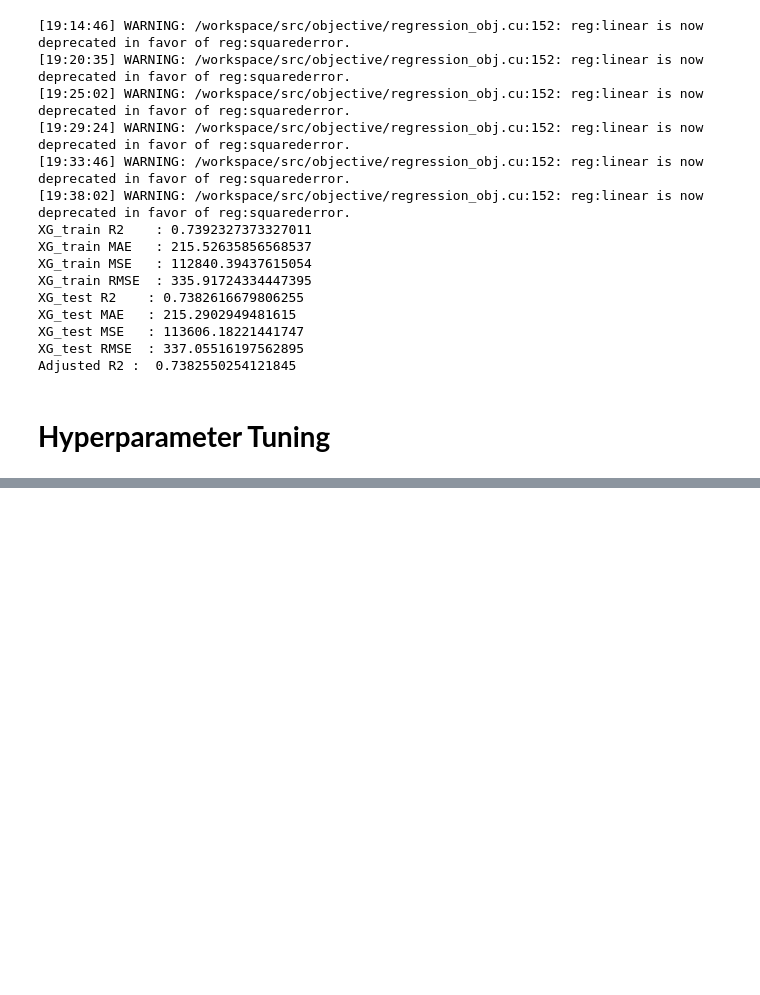
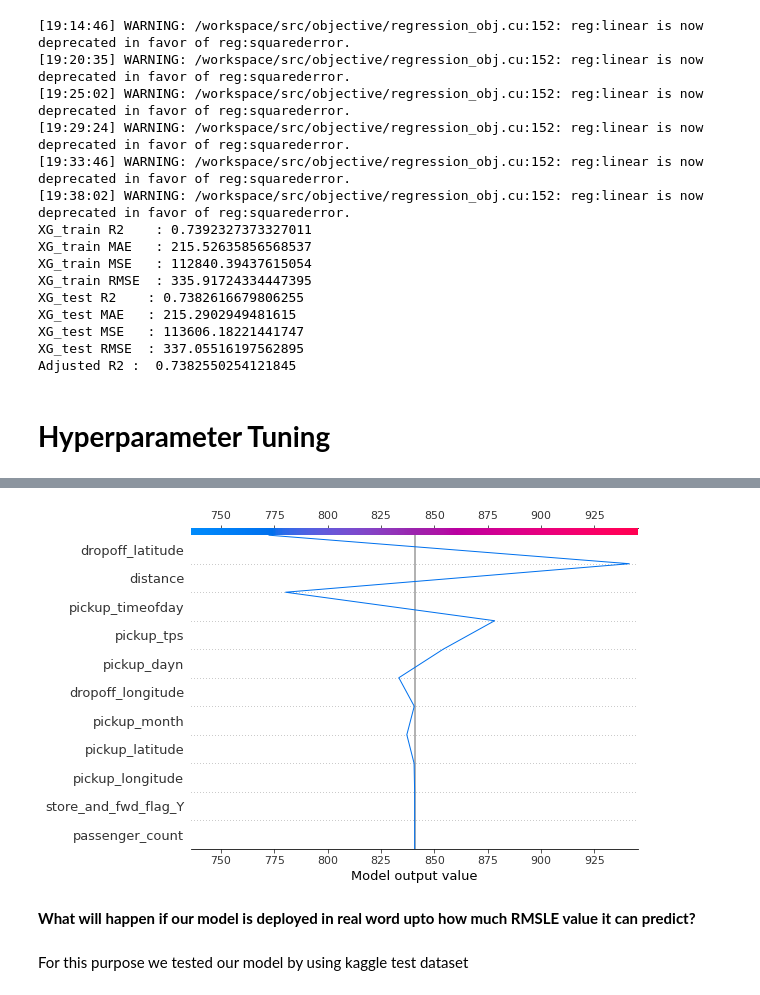
Before and after one commit to sanjaymkr/NYC-Taxi-Trip-Time-Prediction, a Jupyter notebook: Sanjay_Kumar_NYC_Taxi_Trip_Time_Prediction_Capstone_Project.ipynb, the cells around one changed output, grey strips where cells are left out. Cells and saved outputs as stored; diff of their text form; code cells hidden in the pictures; blank space fills up the shorter version.

```diff
--- a/Sanjay_Kumar_NYC_Taxi_Trip_Time_Prediction_Capstone_Project.ipynb
+++ b/Sanjay_Kumar_NYC_Taxi_Trip_Time_Prediction_Capstone_Project.ipynb
@@ -877,0 +952,8 @@ print("Adjusted R2 : ", 1-(1-r2_score((y_test), (y_pred_lgt)))*((x_test.shape[0]
+# %%
+shap.decision_plot(explainer.expected_value[0], shap_values[0], feature_names = list(features))
+# %% [output]
+[figure, added]
+# %% [markdown]
+ **What will happen if our model is deployed in real word upto how much RMSLE  value it can predict?**
+# %% [markdown]
+For this purpose we tested our model by using kaggle test dataset
```
Also changed, not shown: parts of 20 cells of this notebook.
